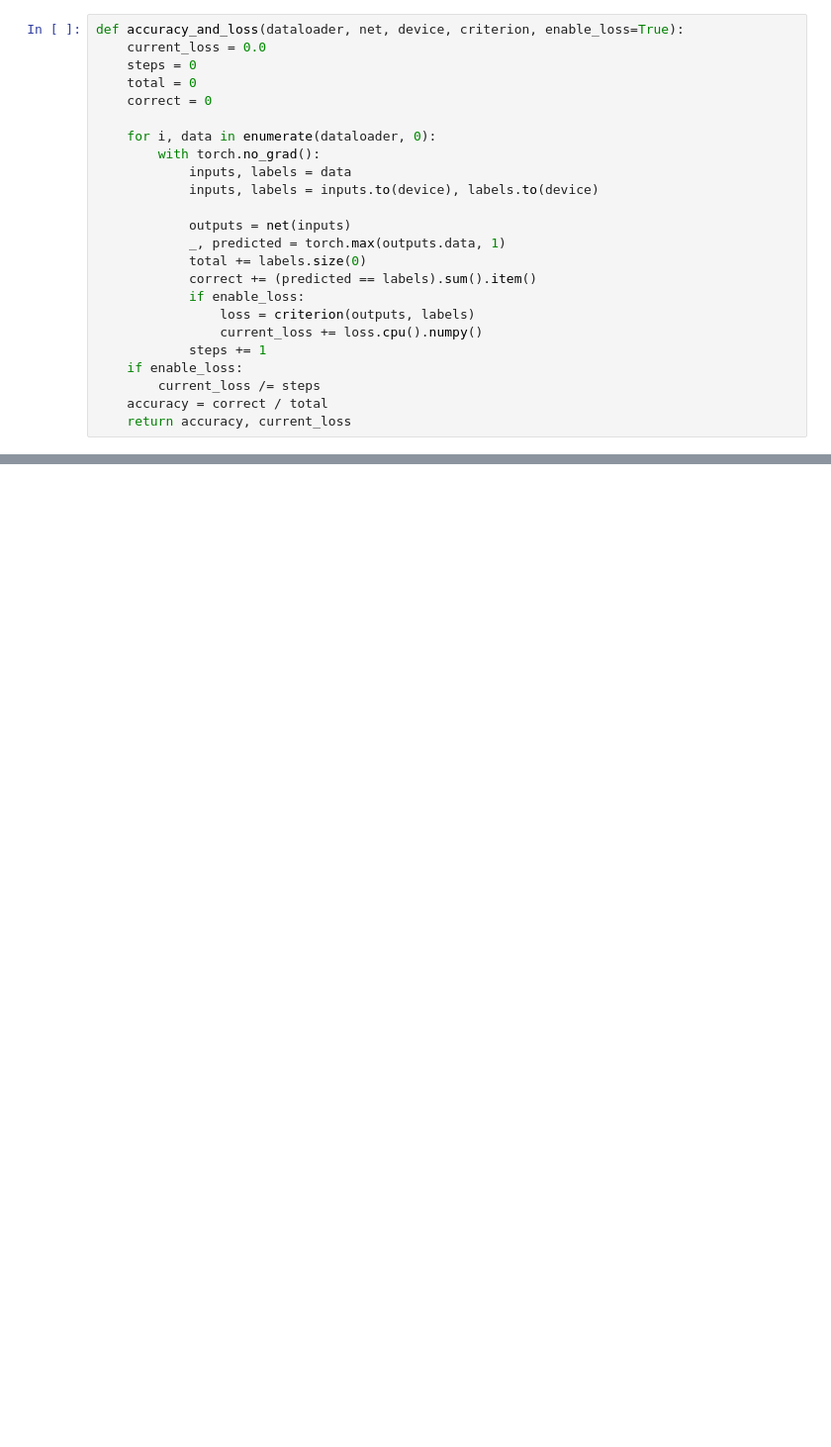
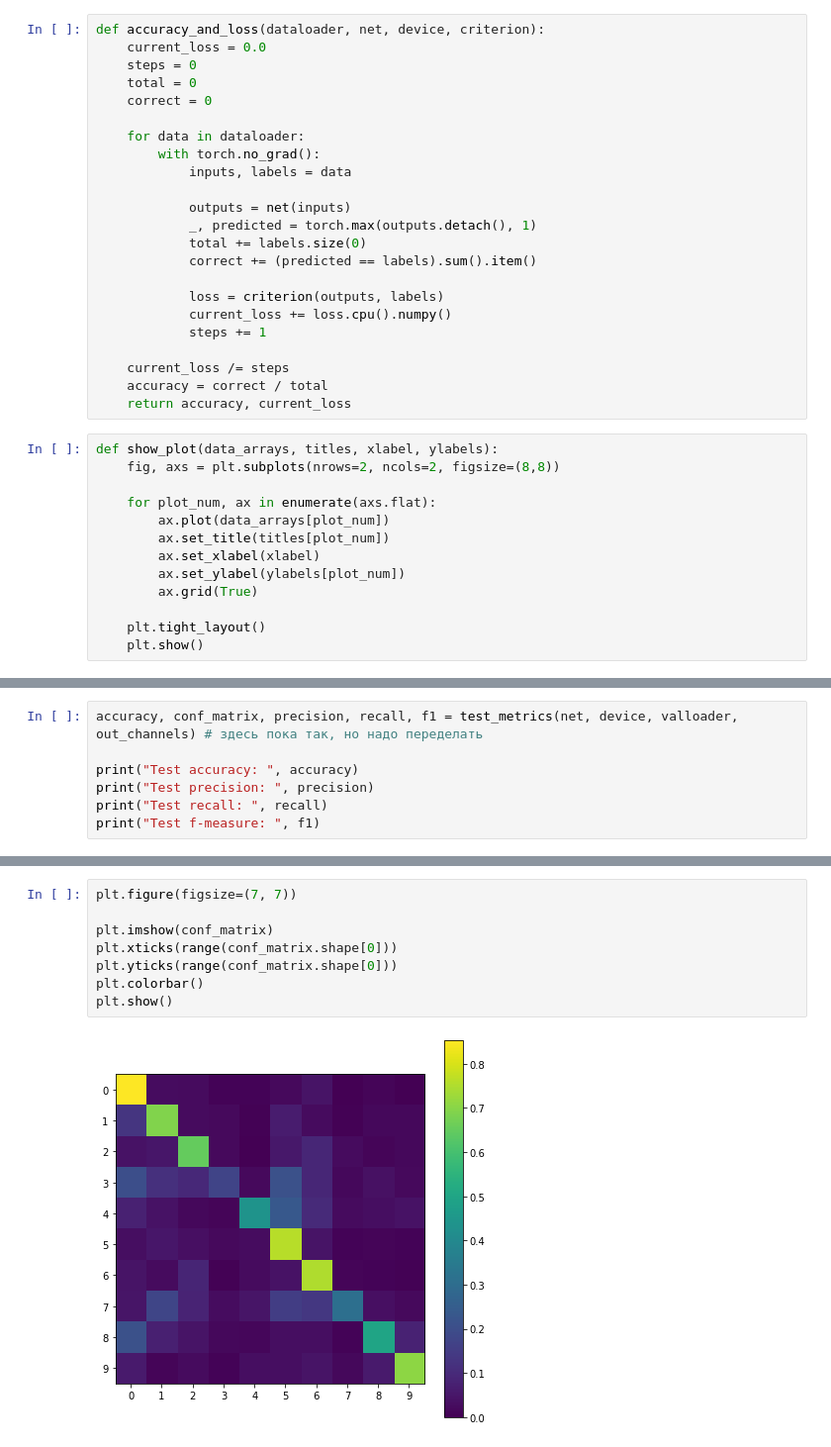
Before and after one commit to RisaMagpie/neuronets, a Jupyter notebook: VGG_train.ipynb, the cells around one changed output, grey strips where cells are left out. Shown at 99% size. Cells and saved outputs as stored; diff of their text form; blank space fills up the shorter version.

```diff
--- a/VGG_train.ipynb
+++ b/VGG_train.ipynb
@@ -112,26 +57,38 @@ testloader = torch.utils.data.DataLoader(
 # %%
-def accuracy_and_loss(dataloader, net, device, criterion, enable_loss=True):
+def accuracy_and_loss(dataloader, net, device, criterion):
     current_loss = 0.0
     steps = 0
     total = 0
     correct = 0
 
-    for i, data in enumerate(dataloader, 0):
+    for data in dataloader:
         with torch.no_grad():
             inputs, labels = data
-            inputs, labels = inputs.to(device), labels.to(device)
 
             outputs = net(inputs)
-            _, predicted = torch.max(outputs.data, 1)
+            _, predicted = torch.max(outputs.detach(), 1)
             total += labels.size(0)
             correct += (predicted == labels).sum().item()
-            if enable_loss:
-                loss = criterion(outputs, labels)
-                current_loss += loss.cpu().numpy()
+
+            loss = criterion(outputs, labels)
+            current_loss += loss.cpu().numpy()
             steps += 1
-    if enable_loss:
-        current_loss /= steps
+
+    current_loss /= steps
     accuracy = correct / total
     return accuracy, current_loss
+# %%
+def show_plot(data_arrays, titles, xlabel, ylabels):
+    fig, axs = plt.subplots(nrows=2, ncols=2, figsize=(8,8))
+
+    for plot_num, ax in enumerate(axs.flat):
+        ax.plot(data_arrays[plot_num])
+        ax.set_title(titles[plot_num])
+        ax.set_xlabel(xlabel)
+        ax.set_ylabel(ylabels[plot_num])
+        ax.grid(True)
+
+    plt.tight_layout()
+    plt.show()
 # %%
 def train(net, optimizer, criterion, epoch_num, trainloader, valloader, device):
@@ -222,0 +190,7 @@ Test accuracy:  0.2686
+# %%
+accuracy, conf_matrix, precision, recall, f1 = test_metrics(net, device, valloader, out_channels) # здесь пока так, но надо переделать
+
+print("Test accuracy: ", accuracy)
+print("Test precision: ", precision)
+print("Test recall: ", recall)
+print("Test f-measure: ", f1)
@@ -222,0 +202,10 @@ Test accuracy:  0.2686
+# %%
+plt.figure(figsize=(7, 7))
+
+plt.imshow(conf_matrix)
+plt.xticks(range(conf_matrix.shape[0]))
+plt.yticks(range(conf_matrix.shape[0]))
+plt.colorbar()
+plt.show()
+# %% [output]
+[figure, added]
```
Also changed, not shown: parts of 19 cells of this notebook.
